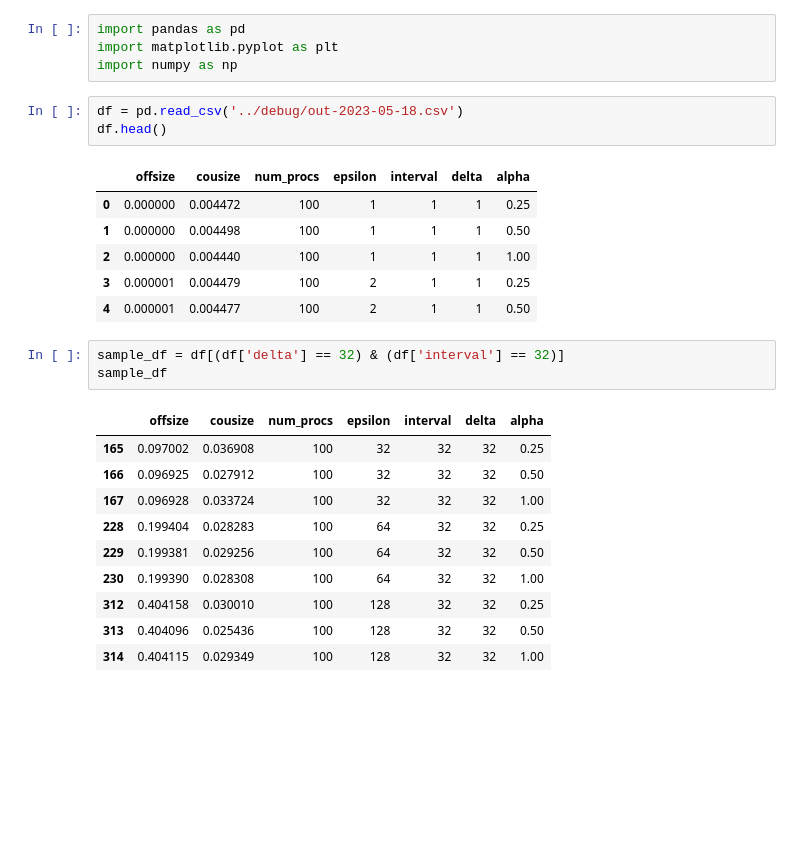
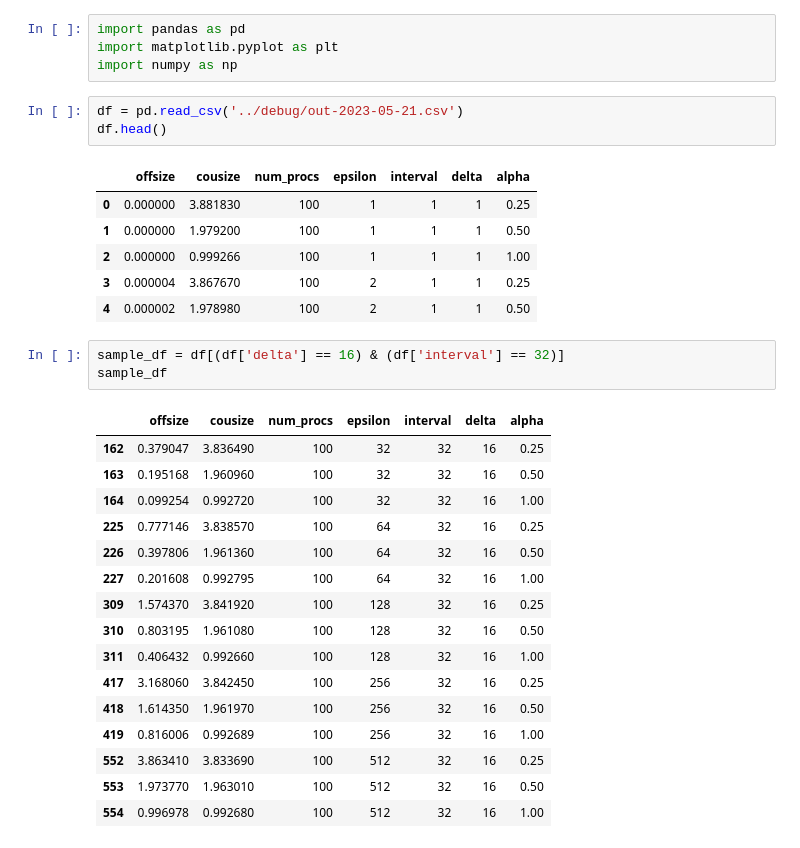
Before and after one commit to shaanzie/replay-clocks, a Jupyter notebook: Notebooks/datagrapher.ipynb, the cells around one changed output. Drawn from its saved outputs; the diff is of its cells as text; blank space fills up the shorter version.

```diff
--- a/Notebooks/datagrapher.ipynb
+++ b/Notebooks/datagrapher.ipynb
@@ -3,29 +3,35 @@ import pandas as pd
 import matplotlib.pyplot as plt
 import numpy as np
 # %%
-df = pd.read_csv('../debug/out-2023-05-18.csv')
+df = pd.read_csv('../debug/out-2023-05-21.csv')
 df.head()
 # %% [output]
 |  | offsize | cousize | num_procs | epsilon | interval | delta | alpha |
-| 0 | 0.000000 | 0.004472 | 100 | 1 | 1 | 1 | 0.25 |
-| 1 | 0.000000 | 0.004498 | 100 | 1 | 1 | 1 | 0.50 |
-| 2 | 0.000000 | 0.004440 | 100 | 1 | 1 | 1 | 1.00 |
-| 3 | 0.000001 | 0.004479 | 100 | 2 | 1 | 1 | 0.25 |
-| 4 | 0.000001 | 0.004477 | 100 | 2 | 1 | 1 | 0.50 |
+| 0 | 0.000000 | 3.881830 | 100 | 1 | 1 | 1 | 0.25 |
+| 1 | 0.000000 | 1.979200 | 100 | 1 | 1 | 1 | 0.50 |
+| 2 | 0.000000 | 0.999266 | 100 | 1 | 1 | 1 | 1.00 |
+| 3 | 0.000004 | 3.867670 | 100 | 2 | 1 | 1 | 0.25 |
+| 4 | 0.000002 | 1.978980 | 100 | 2 | 1 | 1 | 0.50 |
 # %%
-sample_df = df[(df['delta'] == 32) & (df['interval'] == 32)]
+sample_df = df[(df['delta'] == 16) & (df['interval'] == 32)]
 sample_df
 # %% [output]
 |  | offsize | cousize | num_procs | epsilon | interval | delta | alpha |
-| 165 | 0.097002 | 0.036908 | 100 | 32 | 32 | 32 | 0.25 |
-| 166 | 0.096925 | 0.027912 | 100 | 32 | 32 | 32 | 0.50 |
-| 167 | 0.096928 | 0.033724 | 100 | 32 | 32 | 32 | 1.00 |
-| 228 | 0.199404 | 0.028283 | 100 | 64 | 32 | 32 | 0.25 |
-| 229 | 0.199381 | 0.029256 | 100 | 64 | 32 | 32 | 0.50 |
-| 230 | 0.199390 | 0.028308 | 100 | 64 | 32 | 32 | 1.00 |
-| 312 | 0.404158 | 0.030010 | 100 | 128 | 32 | 32 | 0.25 |
-| 313 | 0.404096 | 0.025436 | 100 | 128 | 32 | 32 | 0.50 |
-| 314 | 0.404115 | 0.029349 | 100 | 128 | 32 | 32 | 1.00 |
+| 162 | 0.379047 | 3.836490 | 100 | 32 | 32 | 16 | 0.25 |
+| 163 | 0.195168 | 1.960960 | 100 | 32 | 32 | 16 | 0.50 |
+| 164 | 0.099254 | 0.992720 | 100 | 32 | 32 | 16 | 1.00 |
+| 225 | 0.777146 | 3.838570 | 100 | 64 | 32 | 16 | 0.25 |
+| 226 | 0.397806 | 1.961360 | 100 | 64 | 32 | 16 | 0.50 |
+| 227 | 0.201608 | 0.992795 | 100 | 64 | 32 | 16 | 1.00 |
+| 309 | 1.574370 | 3.841920 | 100 | 128 | 32 | 16 | 0.25 |
+| 310 | 0.803195 | 1.961080 | 100 | 128 | 32 | 16 | 0.50 |
+| 311 | 0.406432 | 0.992660 | 100 | 128 | 32 | 16 | 1.00 |
+| 417 | 3.168060 | 3.842450 | 100 | 256 | 32 | 16 | 0.25 |
+| 418 | 1.614350 | 1.961970 | 100 | 256 | 32 | 16 | 0.50 |
+| 419 | 0.816006 | 0.992689 | 100 | 256 | 32 | 16 | 1.00 |
+| 552 | 3.863410 | 3.833690 | 100 | 512 | 32 | 16 | 0.25 |
+| 553 | 1.973770 | 1.963010 | 100 | 512 | 32 | 16 | 0.50 |
+| 554 | 0.996978 | 0.992680 | 100 | 512 | 32 | 16 | 1.00 |
 # %%
 fig = plt.figure(figsize=(20, 10))
 alpha1 = sample_df[sample_df['alpha'] == 0.25]
```
Also changed, not shown: parts of 2 cells of this notebook.
